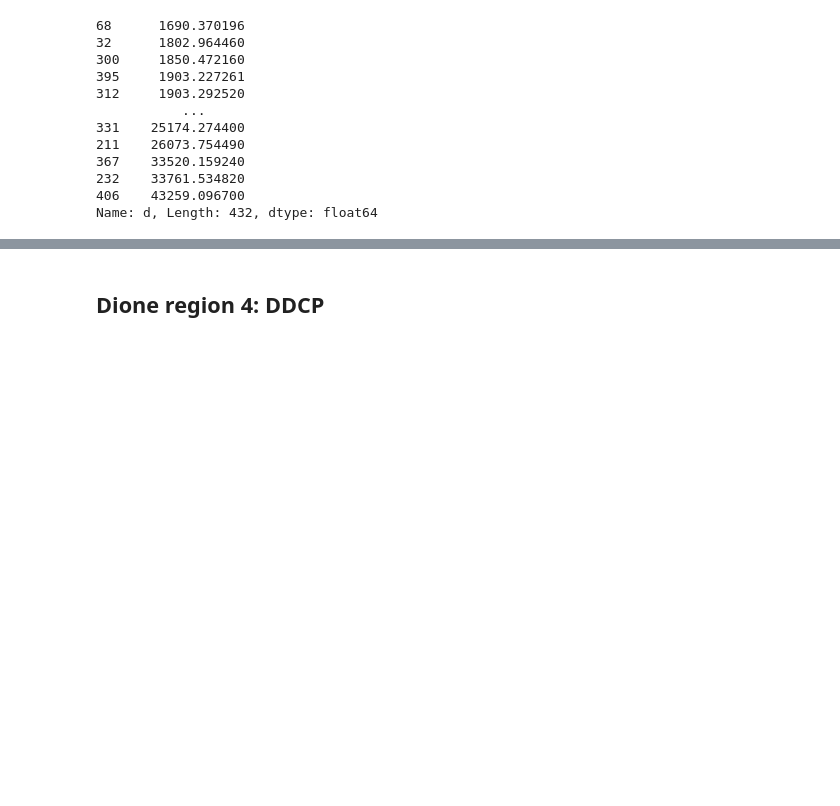
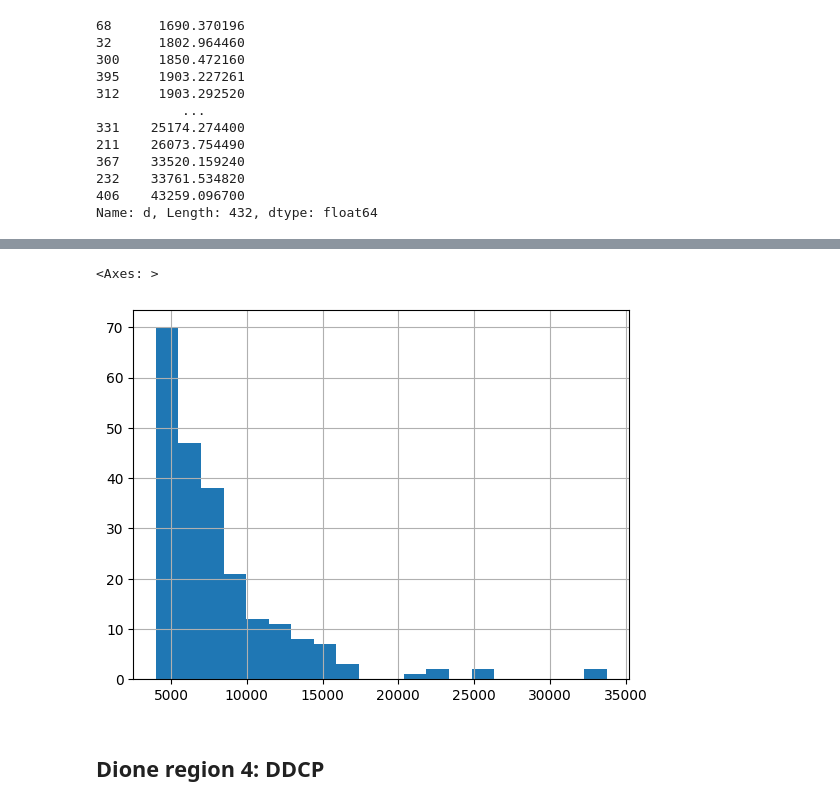
Before and after one commit to seanmason/saturation, a Jupyter notebook: notebooks/thesis/Chapter4/DioneTerrains.ipynb, the cells around one changed output, grey strips where cells are left out. Cells and saved outputs as stored; diff of their text form; code cells hidden in the pictures; blank space fills up the shorter version.

```diff
--- a/notebooks/thesis/Chapter4/DioneTerrains.ipynb
+++ b/notebooks/thesis/Chapter4/DioneTerrains.ipynb
@@ -287,3 +303,8 @@ Name: d, Length: 432, dtype: float64
+# %%
+data.d.hist(bins=20)
+# %% [output]
+<Axes: >
+[figure, added]
 # %% [markdown]
 ## Dione region 4: DDCP
 # %%
```
Also changed, not shown: parts of 2 cells of this notebook, 10 other files.
